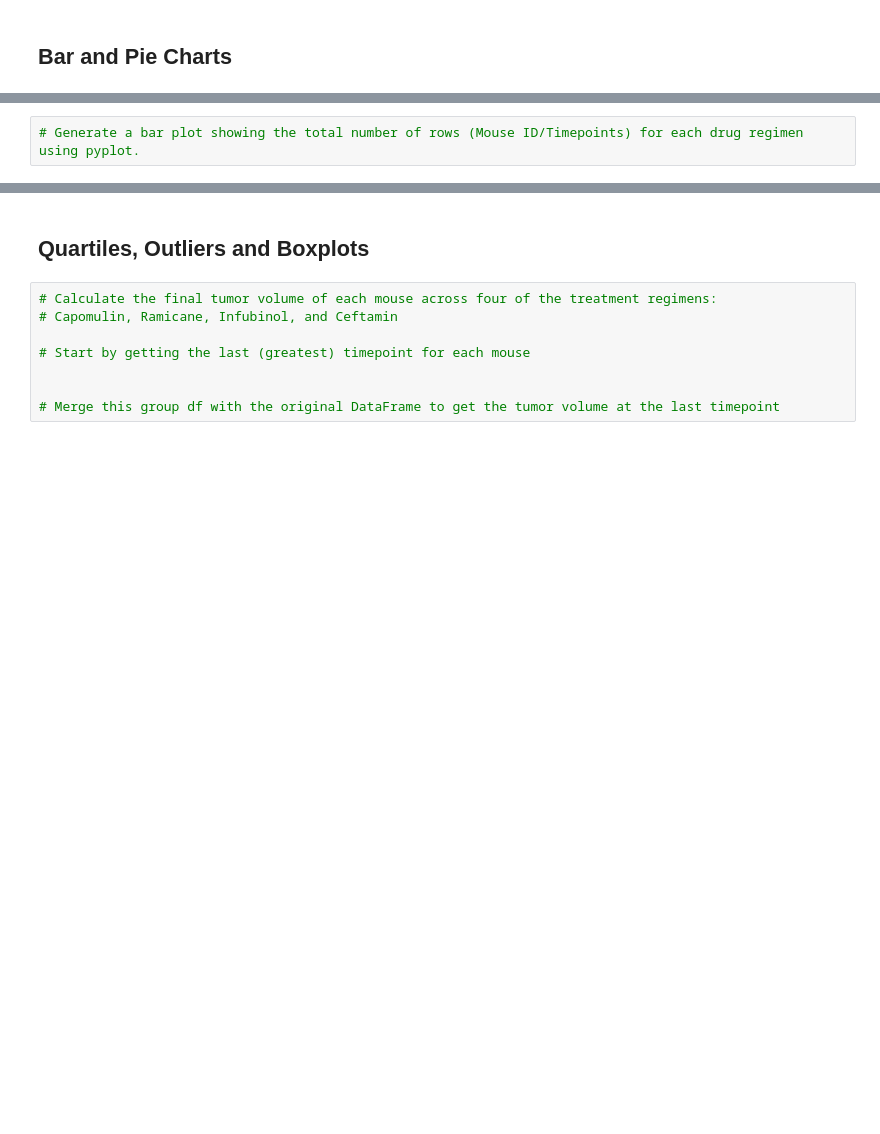
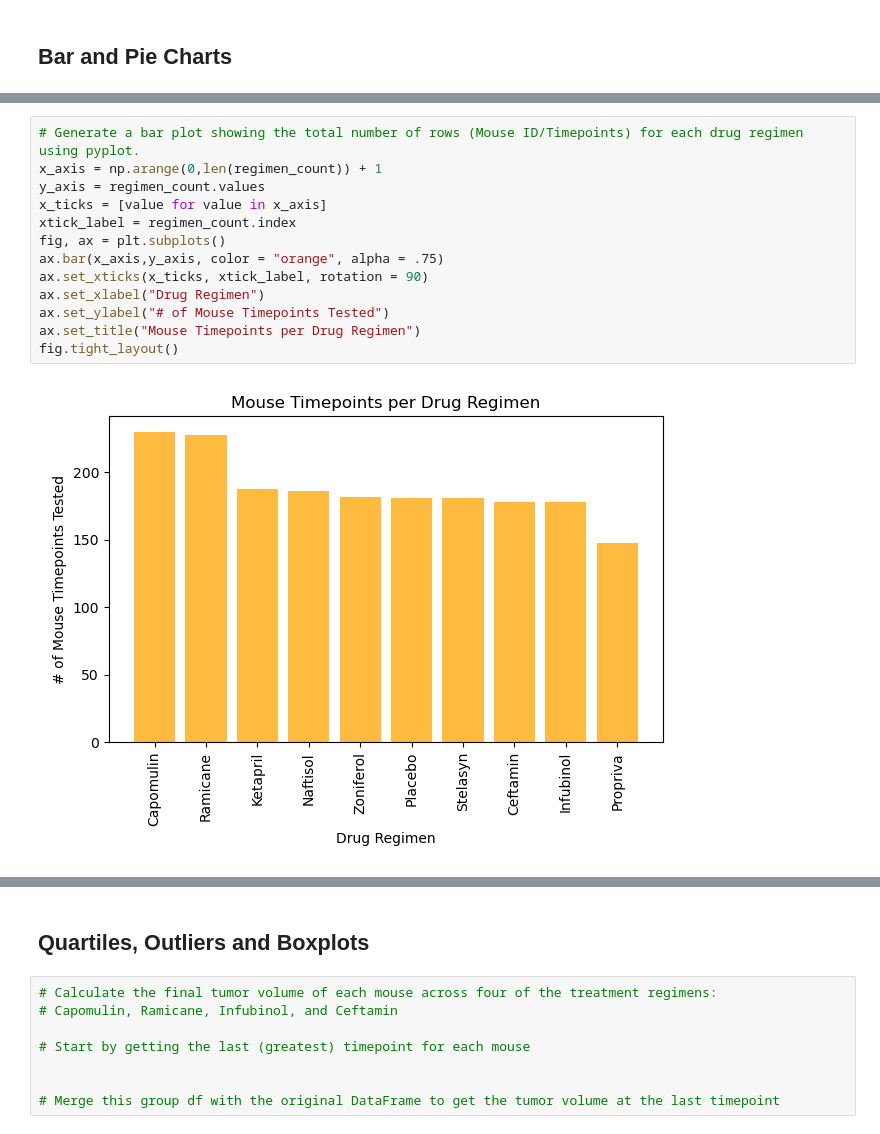
Before and after one commit to jacktemme/matplot-challenge, a Jupyter notebook: Pymaceuticals/pymaceuticals_starter.ipynb, the cells around one changed output, grey strips where cells are left out. Saved outputs shown, nothing was run; the diff lists cells and outputs as text; blank space fills up the shorter version.

```diff
--- a/Pymaceuticals/pymaceuticals_starter.ipynb
+++ b/Pymaceuticals/pymaceuticals_starter.ipynb
@@ -112,4 +167,17 @@ mouse_df["Mouse ID"].nunique()
-# %%
-# Generate a bar plot showing the total number of rows (Mouse ID/Timepoints) for each drug regimen using pyplot.
+# %%
+# Generate a bar plot showing the total number of rows (Mouse ID/Timepoints) for each drug regimen using pyplot.
+x_axis = np.arange(0,len(regimen_count)) + 1
+y_axis = regimen_count.values
+x_ticks = [value for value in x_axis]
+xtick_label = regimen_count.index
+fig, ax = plt.subplots()
+ax.bar(x_axis,y_axis, color = "orange", alpha = .75)
+ax.set_xticks(x_ticks, xtick_label, rotation = 90)
+ax.set_xlabel("Drug Regimen")
+ax.set_ylabel("# of Mouse Timepoints Tested")
+ax.set_title("Mouse Timepoints per Drug Regimen")
+fig.tight_layout()
+# %% [output]
+[figure, added]
 # %%
 # Generate a pie plot showing the distribution of female versus male mice using Pandas
```
Also changed, not shown: parts of 8 cells of this notebook.
